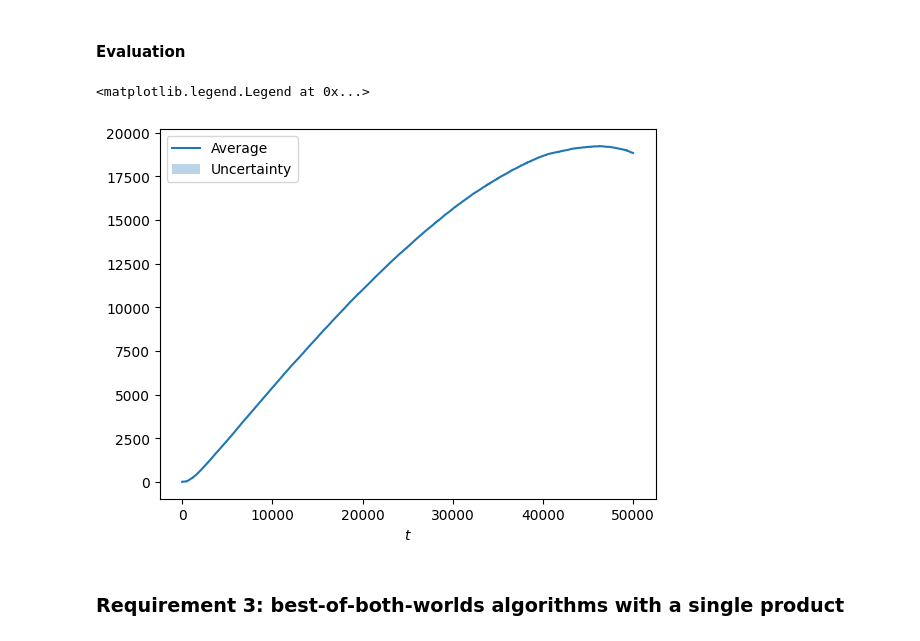
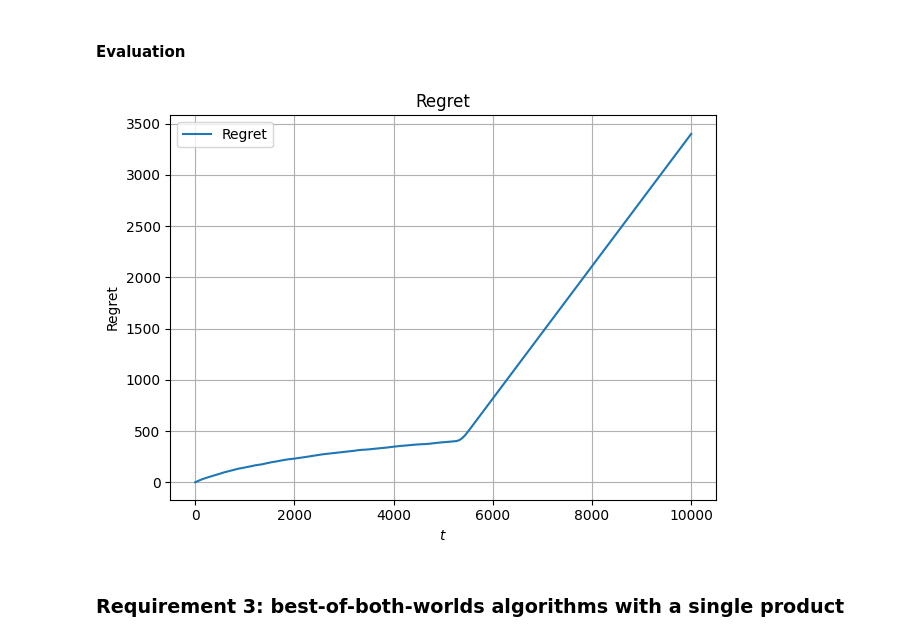
Before and after one commit to FabioFloris02/OLA2025_Floris_Sonzini_Parenti_Singh_Gottschling, a Jupyter notebook: OLA-project.ipynb, the cells around one changed output. Drawn from its saved outputs; the diff is of its cells as text; code cells hidden in the pictures.

```diff
--- a/OLA-project.ipynb
+++ b/OLA-project.ipynb
@@ -613,16 +586,19 @@ class MultipleProductInventoryClairvoyant(Environment):
         return np.array(obj)
 
     def run(self):
+        # Probability of selling of each price for each chosen distributions of product valuations
+        selling_prob = self.get_selling_probabilities()
+
         # Per-round budget
-        rho = (self.budget / self.T) + 0.5
+        rho = np.sum(selling_prob[:, -1]) + 1
 
         # Number of variables
         tot_vars = self.N * self.P
 
         # Linear programming
-        c = -(self.get_selling_probabilities() * self.prices).reshape(-1)
+        c = -(selling_prob * self.prices).reshape(-1)
 
-        A_ub = [self.get_selling_probabilities().reshape(-1)]
+        A_ub = [selling_prob.reshape(-1)]
         b_ub = [rho]
 
         A_eq = []
@@ -643,6 +619,7 @@ class MultipleProductInventoryClairvoyant(Environment):
             b_eq=b_eq,
             bounds=[(0, 1) for _ in range(tot_vars)]
         )
+
         expected_utility = np.array([-res.fun for _ in range(self.T)])
 
         return expected_utility
@@ -650,8 +627,8 @@ class MultipleProductInventoryClairvoyant(Environment):
 #### Evaluation
 # %%
 # Parameters
-T = 50000
-B = T * 3/4
+T = 10000
+B = T * 60/100
 
 # Prices
 max_price = 1
@@ -661,20 +638,18 @@ P = len(prices)
 
 # Valuation prob. distribution
 valuations_distr = [
-    stats.uniform(loc=0, scale=max_price),
-    stats.truncnorm(0, np.inf, loc=0, scale=1),
-    stats.beta(a=2, b=5),
-    stats.beta(a=5, b=2),
+    stats.norm(loc=0.5, scale=1),
+    stats.beta(a=3, b=2),
+    stats.beta(a=2, b=20),
 ]
 
 N = len(valuations_distr)
 # %%
 # Run clairvoyant
 clairvoyant = MultipleProductInventoryClairvoyant(T, B, N, prices, valuations_distr)
-
 expected_clairvoyant_utilities = clairvoyant.run()
 
-n_trials = 2
+n_trials = 30
 regret_per_trial = []
 for trial in range(n_trials):
 
@@ -703,23 +678,26 @@ for trial in range(n_trials):
   regret_per_trial.append(cumulative_regret)
 
 regret_per_trial = np.array(regret_per_trial)
+average_regret = regret_per_trial.mean(axis=0) # mean
+regret_sd = regret_per_trial.std(axis=0) # standard deviation
-# %%
-average_regret = regret_per_trial.mean(axis=0) # mean
-regret_sd = regret_per_trial.std(axis=0) # standard deviation
-
-plt.plot(np.arange(T), average_regret, label="Average")
-plt.fill_between(
-   np.arange(T),
-   average_regret-regret_sd/np.sqrt(n_trials),
-   average_regret+regret_sd/np.sqrt(n_trials),
-   alpha=0.3,
-   label="Uncertainty"
-)
-plt.xlabel("$t$")
-plt.legend()
-# %% [output]
-<matplotlib.legend.Legend at 0x...>
-[figure, removed]
+# %%
+plt.plot(np.arange(T), average_regret, label=f'Regret')
+plt.fill_between(
+    np.arange(T),
+    average_regret-regret_sd/np.sqrt(n_trials),
+    average_regret+regret_sd/np.sqrt(n_trials),
+    alpha=0.3
+)
+
+plt.xlabel("$t$")
+plt.ylabel("Regret")
+plt.title("Regret")
+plt.legend()
+plt.grid(True)
+plt.tight_layout()
+plt.show()
+# %% [output]
+[figure, added]
 # %% [markdown]
 ### Requirement 3: best-of-both-worlds algorithms with a single product
 # %% [markdown]
```
Also changed, not shown: parts of 15 cells of this notebook.
